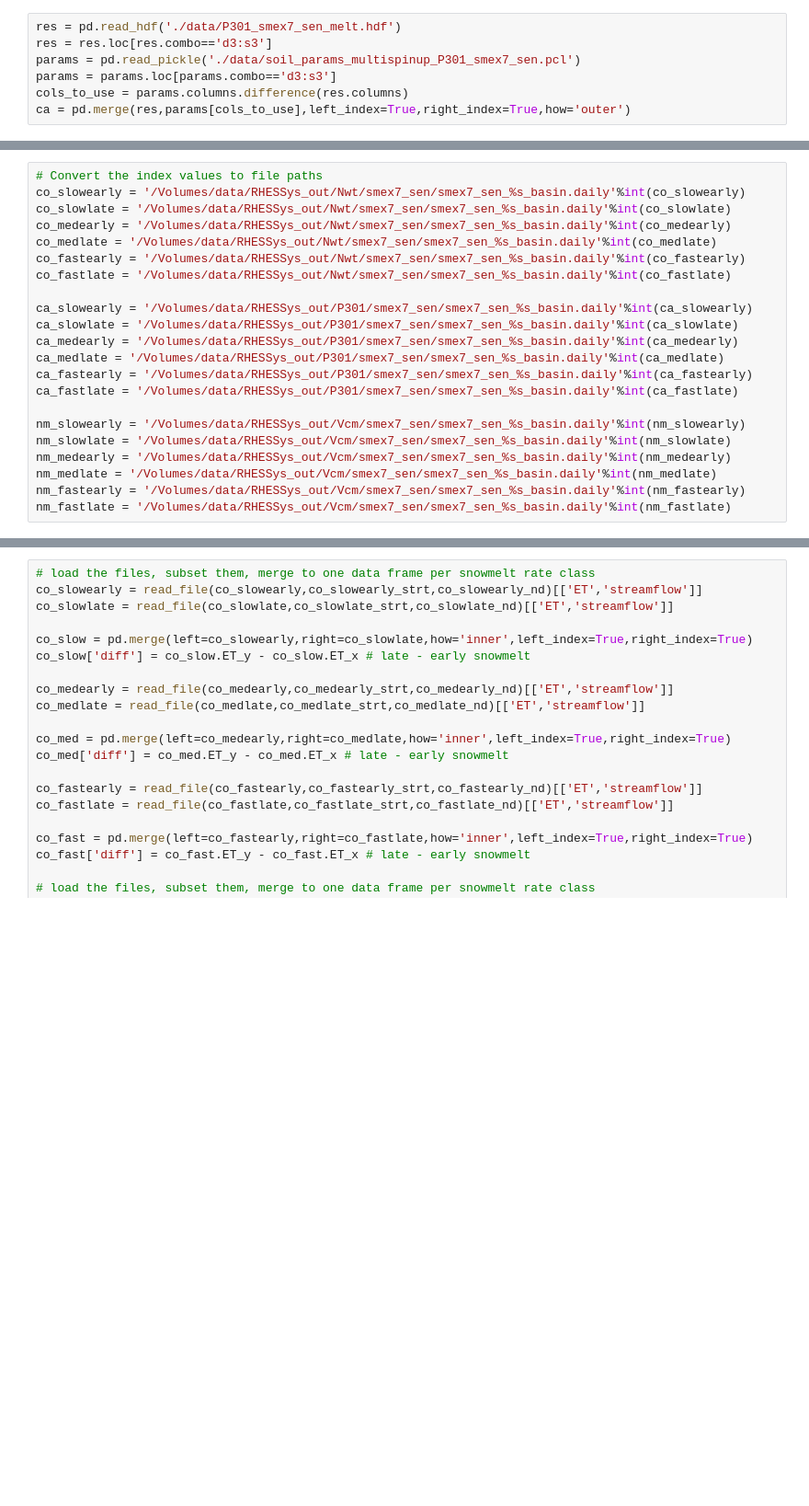
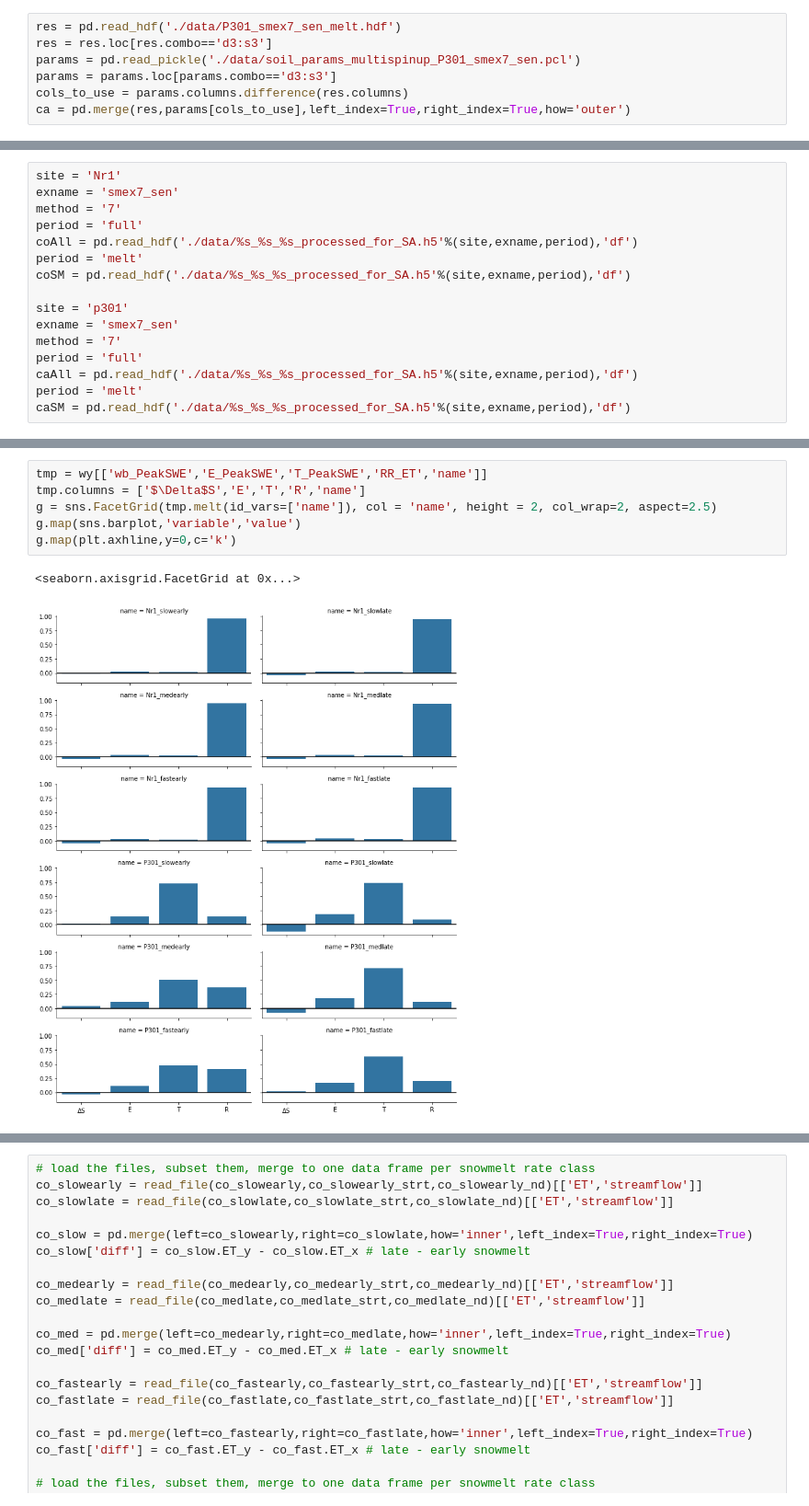
Before and after one commit to theobarnhart/rhessys_prep_analysis, a Jupyter notebook: smex/time_series_figure v3.ipynb, the cells around one changed output, grey strips where cells are left out. Shown at 92% size. Saved outputs shown, nothing was run; the diff lists cells and outputs as text; blank space fills up the shorter version.

```diff
--- a/smex/time_series_figure v3.ipynb
+++ b/smex/time_series_figure v3.ipynb
@@ -162,22 +136,0 @@ CA
-# %%
-# Convert the index values to file paths
-co_slowearly = '/Volumes/data/RHESSys_out/Nwt/smex7_sen/smex7_sen_%s_basin.daily'%int(co_slowearly)
-co_slowlate = '/Volumes/data/RHESSys_out/Nwt/smex7_sen/smex7_sen_%s_basin.daily'%int(co_slowlate)
-co_medearly = '/Volumes/data/RHESSys_out/Nwt/smex7_sen/smex7_sen_%s_basin.daily'%int(co_medearly)
-co_medlate = '/Volumes/data/RHESSys_out/Nwt/smex7_sen/smex7_sen_%s_basin.daily'%int(co_medlate)
-co_fastearly = '/Volumes/data/RHESSys_out/Nwt/smex7_sen/smex7_sen_%s_basin.daily'%int(co_fastearly)
-co_fastlate = '/Volumes/data/RHESSys_out/Nwt/smex7_sen/smex7_sen_%s_basin.daily'%int(co_fastlate)
-
-ca_slowearly = '/Volumes/data/RHESSys_out/P301/smex7_sen/smex7_sen_%s_basin.daily'%int(ca_slowearly)
-ca_slowlate = '/Volumes/data/RHESSys_out/P301/smex7_sen/smex7_sen_%s_basin.daily'%int(ca_slowlate)
-ca_medearly = '/Volumes/data/RHESSys_out/P301/smex7_sen/smex7_sen_%s_basin.daily'%int(ca_medearly)
-ca_medlate = '/Volumes/data/RHESSys_out/P301/smex7_sen/smex7_sen_%s_basin.daily'%int(ca_medlate)
-ca_fastearly = '/Volumes/data/RHESSys_out/P301/smex7_sen/smex7_sen_%s_basin.daily'%int(ca_fastearly)
-ca_fastlate = '/Volumes/data/RHESSys_out/P301/smex7_sen/smex7_sen_%s_basin.daily'%int(ca_fastlate)
-
-nm_slowearly = '/Volumes/data/RHESSys_out/Vcm/smex7_sen/smex7_sen_%s_basin.daily'%int(nm_slowearly)
-nm_slowlate = '/Volumes/data/RHESSys_out/Vcm/smex7_sen/smex7_sen_%s_basin.daily'%int(nm_slowlate)
-nm_medearly = '/Volumes/data/RHESSys_out/Vcm/smex7_sen/smex7_sen_%s_basin.daily'%int(nm_medearly)
-nm_medlate = '/Volumes/data/RHESSys_out/Vcm/smex7_sen/smex7_sen_%s_basin.daily'%int(nm_medlate)
-nm_fastearly = '/Volumes/data/RHESSys_out/Vcm/smex7_sen/smex7_sen_%s_basin.daily'%int(nm_fastearly)
-nm_fastlate = '/Volumes/data/RHESSys_out/Vcm/smex7_sen/smex7_sen_%s_basin.daily'%int(nm_fastlate)
@@ -183,0 +152,16 @@ nm_fastlate = '/Volumes/data/RHESSys_out/Vcm/smex7_sen/smex7_sen_%s_basin.daily'
+# %%
+site = 'Nr1'
+exname = 'smex7_sen'
+method = '7'
+period = 'full'
+coAll = pd.read_hdf('./data/%s_%s_%s_processed_for_SA.h5'%(site,exname,period),'df')
+period = 'melt'
+coSM = pd.read_hdf('./data/%s_%s_%s_processed_for_SA.h5'%(site,exname,period),'df')
+
+site = 'p301'
+exname = 'smex7_sen'
+method = '7'
+period = 'full'
+caAll = pd.read_hdf('./data/%s_%s_%s_processed_for_SA.h5'%(site,exname,period),'df')
+period = 'melt'
+caSM = pd.read_hdf('./data/%s_%s_%s_processed_for_SA.h5'%(site,exname,period),'df')
@@ -183,0 +251,9 @@ nm_fastlate = '/Volumes/data/RHESSys_out/Vcm/smex7_sen/smex7_sen_%s_basin.daily'
+# %%
+tmp = wy[['wb_PeakSWE','E_PeakSWE','T_PeakSWE','RR_ET','name']]
+tmp.columns = ['$\Delta$S','E','T','R','name']
+g = sns.FacetGrid(tmp.melt(id_vars=['name']), col = 'name', height = 2, col_wrap=2, aspect=2.5)
+g.map(sns.barplot,'variable','value')
+g.map(plt.axhline,y=0,c='k')
+# %% [output]
+<seaborn.axisgrid.FacetGrid at 0x...>
+[figure, added]
```
Also changed, not shown: parts of 17 cells of this notebook, 6 other files.
